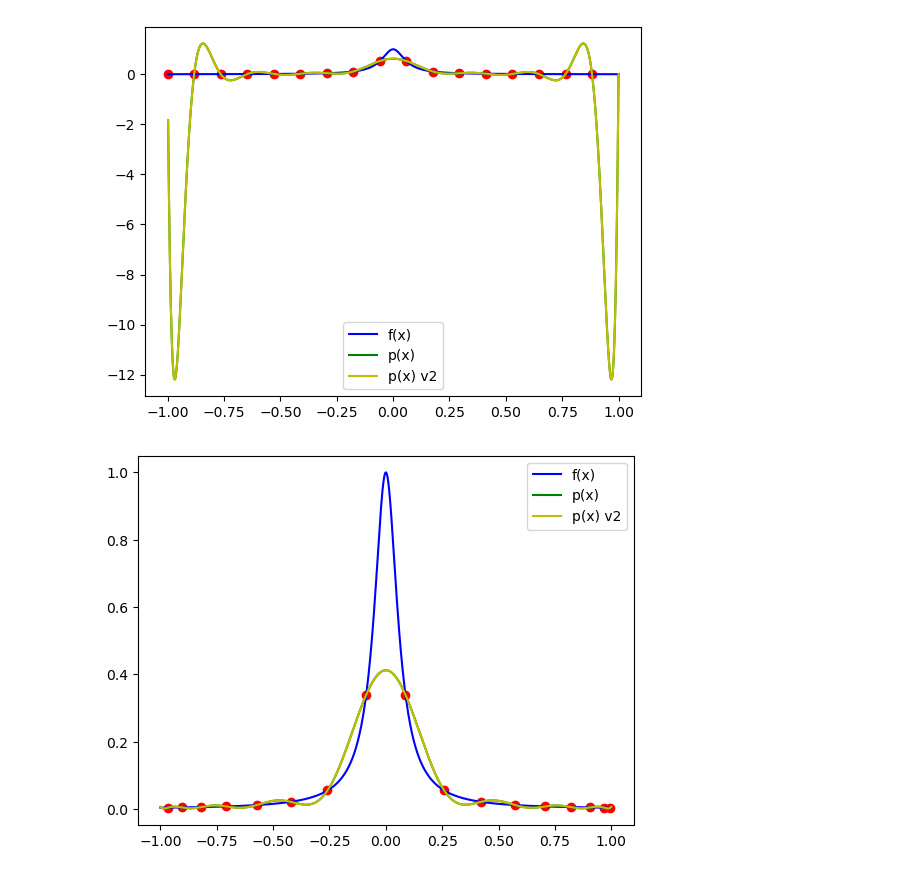
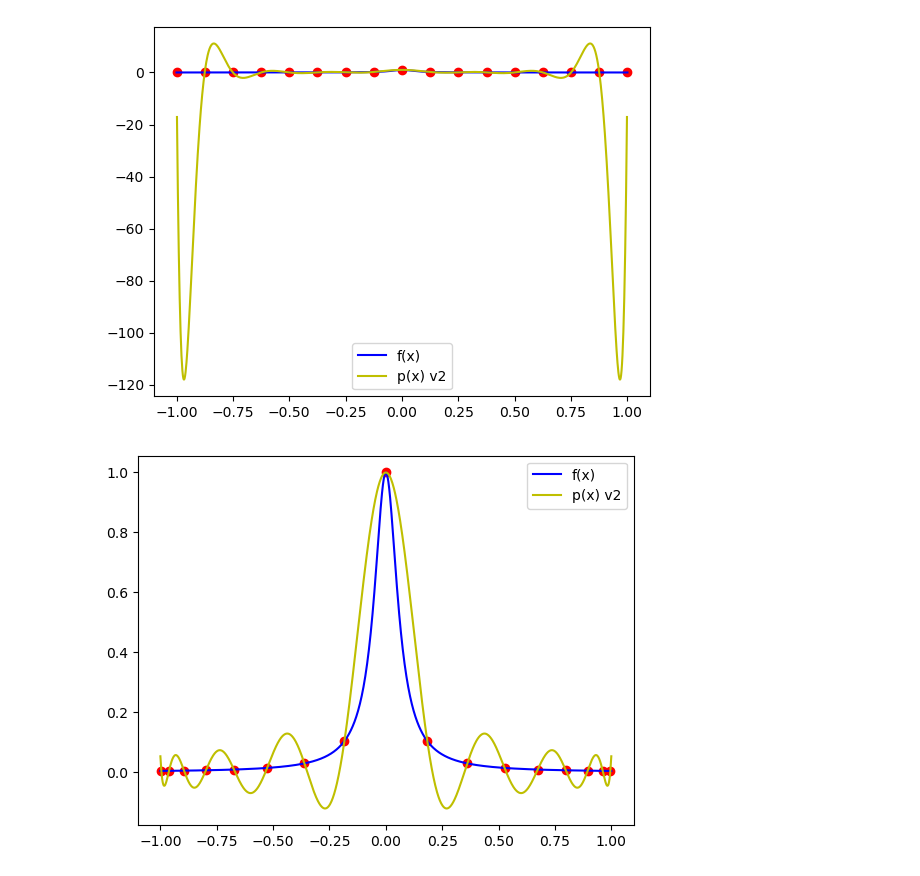
Before and after one commit to Signed-B/APPM4600, a Jupyter notebook: Homework/HW5/main.ipynb, the cells around one changed output. Cells and saved outputs as stored; diff of their text form; code cells hidden in the pictures.

```diff
--- a/Homework/HW5/main.ipynb
+++ b/Homework/HW5/main.ipynb
@@ -8,73 +8,61 @@ warnings.filterwarnings('ignore')
 # %%
 f = lambda x: 1/(1+(16*x)**2)
 
-n = 17
+n = 16
 
-X = np.array([-1 + ((i+1)-1)*2/n for i in range(n)])
+X = np.array([-1 + ((i+1)-1)*2/n for i in range(n+1)])
 Y = f(X)
 
 # barycentric Lagrange interpolation weights
-w = np.zeros(n)
-for i in range(n):
-    w[i] = np.prod([1/(X[i]-X[j]) for j in range(n) if j != i])
+w = np.zeros(n+1)
+for i in range(n+1):
+    w[i] = np.prod([1/(X[i]-X[j]) for j in range(n+1) if j != i])
 
 # barycentric Lagrange interpolation
 
-# first version
-def barycentric_lagrange():
-    numerator = lambda x: np.sum([w[i]*Y[i]/(x-X[i]) for i in range(n)])
-    denominator = lambda x: np.sum([w[i]/(x-X[i]) for i in range(n)])
-    return lambda x: numerator(x)/denominator(x)
+# second version
+phi = lambda x: np.prod([x-X[i] for i in range(n+1)])
+def barycentric_lagrange_v2(X,Y):
+    return lambda x: phi(x)*np.sum([w[i]*Y[i]/(x-X[i]) for i in range(n+1)])
 
-# second version
-phi = lambda x: np.prod([x-X[i] for i in range(n)])
-def barycentric_lagrange_v2():
-    return lambda x: phi(x)*np.sum([w[i]*Y[i]/(x-X[i]) for i in range(n)])
-
-p1 = barycentric_lagrange()
-p2 = barycentric_lagrange_v2()
+p2 = barycentric_lagrange_v2(X,Y)
 
 # plot
 plt.plot(X, Y, 'ro')
 X_ = np.linspace(-1, 1, 1000)
 plt.plot(X_, f(X_), 'b', label='f(x)')
-Y_ = [p1(x) for x in X_]
-plt.plot(X_, Y_, 'g', label='p(x)')
 Y_ = [p2(x) for x in X_]
 plt.plot(X_, Y_, 'y', label='p(x) v2')
 plt.legend()
 plt.show()
 # %% [output]
-[figure, old version]
+[figure, new version]
 # %%
 # error plots
 e1 = np.log10([np.abs(phi(x)) for x in X_])
 # %%
 # using chebyshev nodes
-X = np.array([np.cos((2*i+1)*np.pi/(2*(n + 1))) for i in range(n)])
+X = np.array([np.cos((2*i+1)*np.pi/(2*(n + 1))) for i in range(n+1)])
 Y = f(X)
 
-phi = lambda x: np.prod([x-X[i] for i in range(n)])
+phi = lambda x: np.prod([x-X[i] for i in range(n+1)])
 
-w = np.zeros(n)
-for i in range(n):
-    w[i] = np.prod([1/(X[i]-X[j]) for j in range(n) if j != i])
+w = np.zeros(n+1)
+for i in range(n+1):
+    w[i] = np.prod([1/(X[i]-X[j]) for j in range(n+1) if j != i])
 
-p1 = barycentric_lagrange()
-p2 = barycentric_lagrange_v2()
+p2 = barycentric_lagrange_v2(X,Y)
 
 # plot
 plt.plot(X, Y, 'ro')
 X_ = np.linspace(-1, 1, 1000)
 plt.plot(X_, f(X_), 'b', label='f(x)')
-Y_ = [p1(x) for x in X_]
-plt.plot(X_, Y_, 'g', label='p(x)')
 Y_ = [p2(x) for x in X_]
 plt.plot(X_, Y_, 'y', label='p(x) v2')
 plt.legend()
 plt.show()
 # %% [output]
-[figure, old version]
+[figure, new version]
 # %%
 # error plots
 e2 = np.log10([np.abs(phi(x)) for x in X_])
```
Also changed, not shown: parts of 6 cells of this notebook, 1 other file.
